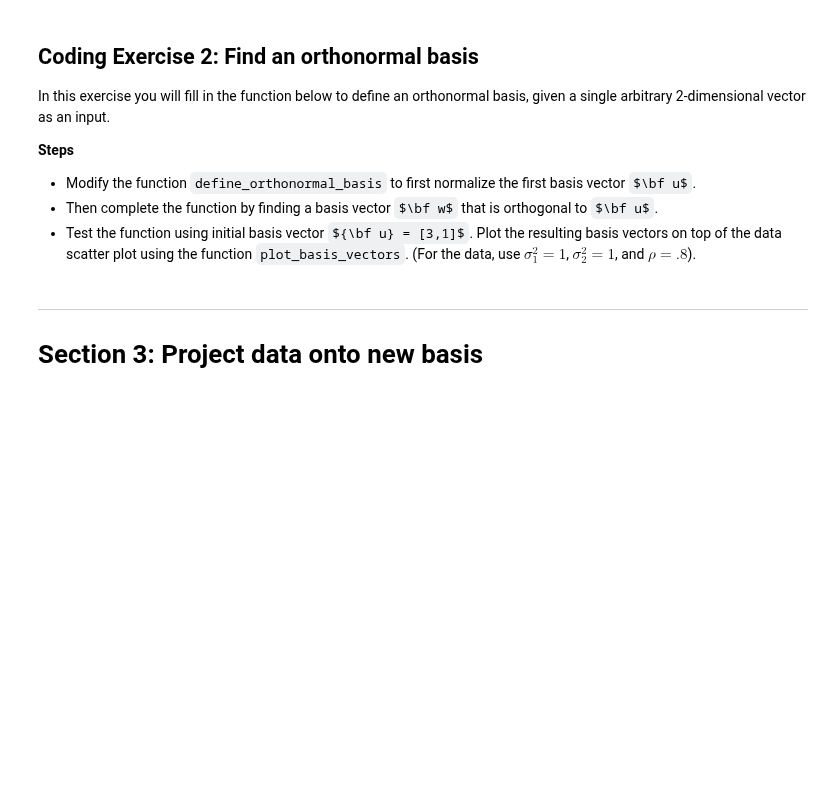
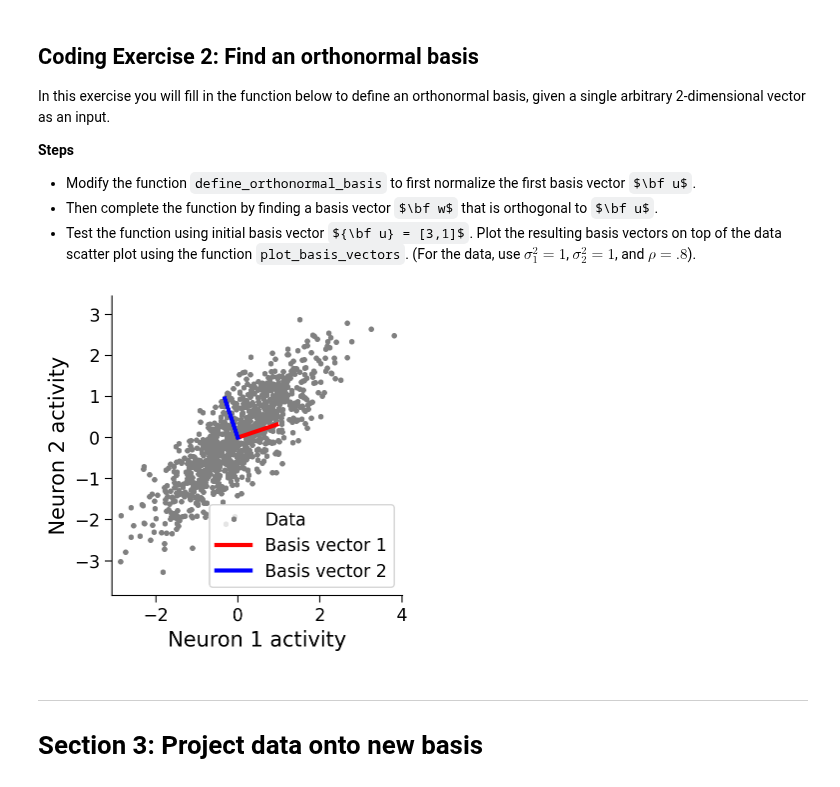
Before and after one commit to EugOT/compneuro, a Jupyter notebook: notebooks/2023-11-19-Geometric-view-of-data.ipynb, the cells around one changed output. Drawn from its saved outputs; the diff is of its cells as text; code cells hidden in the pictures; some formulas as TeX source; blank space fills up the shorter version.

```diff
--- a/notebooks/2023-11-19-Geometric-view-of-data.ipynb
+++ b/notebooks/2023-11-19-Geometric-view-of-data.ipynb
@@ -315,39 +334,43 @@ def define_orthonormal_basis(u):
   #################################################
   ## TODO for students: calculate the orthonormal basis
   # Fill out function and remove
-  raise NotImplementedError("Student exercise: implement the orthonormal basis function")
+  # raise NotImplementedError("Student exercise: implement the orthonormal basis function")
   #################################################
 
   # Normalize vector u
-  u = ...
+  u = u / np.linalg.norm(u)
 
   # Calculate vector w that is orthogonal to u
-  w = ...
+  w = np.array([-u[1], u[0]])
+
+  # print(u * w)
 
   # Put in matrix form
   W = np.column_stack([u, w])
 
   return W
 
 
 # Set up parameters
 np.random.seed(2020)  # set random seed
 variance_1 = 1
 variance_2 = 1
 corr_coef = 0.8
 u = np.array([3, 1])
 
 # Compute covariance matrix
 cov_matrix = calculate_cov_matrix(variance_1, variance_2, corr_coef)
 
 # Generate data
 X = get_data(cov_matrix)
 
 # Get orthonomal basis
 W = define_orthonormal_basis(u)
 
 # Visualize
 plot_basis_vectors(X, W)
+# %% [output]
+[figure, added]
 # %% [markdown]
 ---
 # Section 3: Project data onto new basis
```
Also changed, not shown: parts of 7 cells of this notebook.
